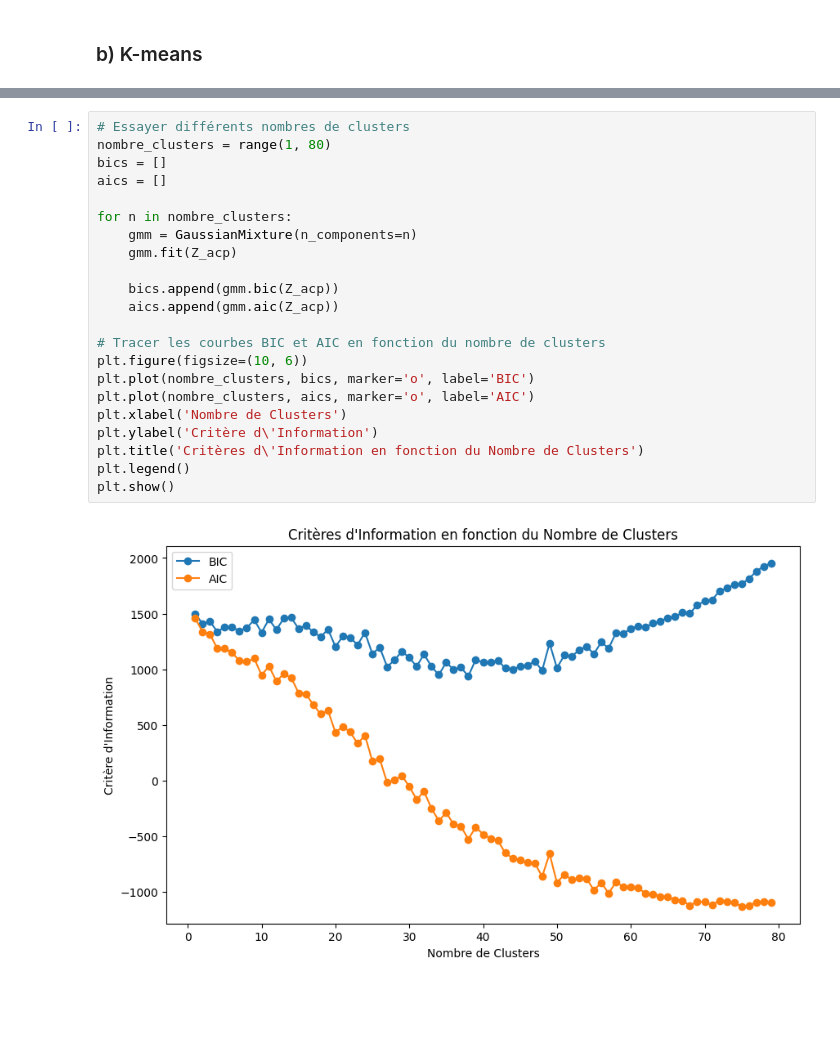
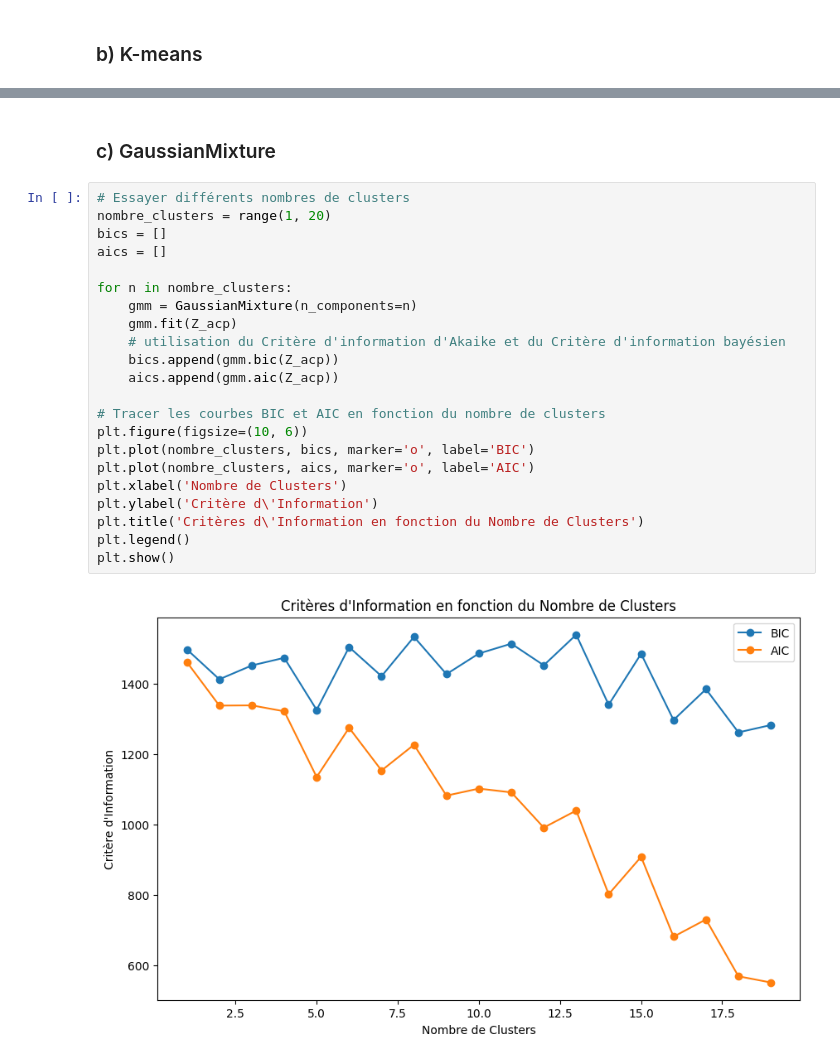
Before and after one commit to TLeandre/Categorisation-de-capteurs-de-pollution, a Jupyter notebook: scripts/Projet_Odata.ipynb, the cells around one changed output, grey strips where cells are left out. Cells and saved outputs as stored; diff of their text form; blank space fills up the shorter version.

```diff
--- a/scripts/Projet_Odata.ipynb
+++ b/scripts/Projet_Odata.ipynb
@@ -676,24 +699,26 @@ plt.show()
+# %% [markdown]
+### c) GaussianMixture
 # %%
 # Essayer différents nombres de clusters
-nombre_clusters = range(1, 80)
+nombre_clusters = range(1, 20)
 bics = []
 aics = []
 
 for n in nombre_clusters:
     gmm = GaussianMixture(n_components=n)
     gmm.fit(Z_acp)
-
+    # utilisation du Critère d'information d'Akaike et du Critère d'information bayésien
     bics.append(gmm.bic(Z_acp))
     aics.append(gmm.aic(Z_acp))
 
 # Tracer les courbes BIC et AIC en fonction du nombre de clusters
 plt.figure(figsize=(10, 6))
 plt.plot(nombre_clusters, bics, marker='o', label='BIC')
 plt.plot(nombre_clusters, aics, marker='o', label='AIC')
 plt.xlabel('Nombre de Clusters')
 plt.ylabel('Critère d\'Information')
 plt.title('Critères d\'Information en fonction du Nombre de Clusters')
 plt.legend()
 plt.show()
 # %% [output]
-[figure, old version]
+[figure, new version]
```
Also changed, not shown: parts of 20 cells of this notebook, 1 other file.
